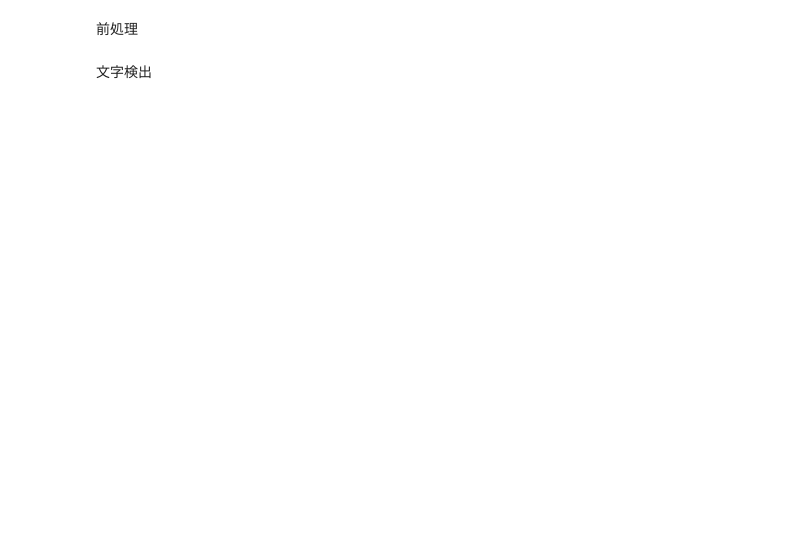
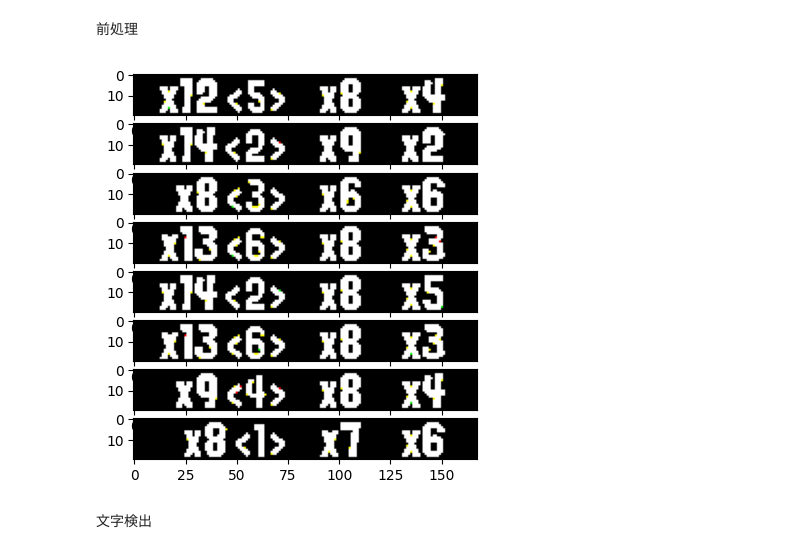
Before and after one commit to tsubasa-km/splatoon3_result, a Jupyter notebook: splatoon3.ipynb, the cells around one changed output. Drawn from its saved outputs; the diff is of its cells as text; code cells hidden in the pictures; blank space fills up the shorter version.

```diff
--- a/splatoon3.ipynb
+++ b/splatoon3.ipynb
@@ -101,28 +119,28 @@ plt.show()
 前処理
 # %%
 import numpy as np
-img = cv2.imread(SCREENSHOT_PATH,0)
+img = cv2.imread(SCREENSHOT_PATH)
 
 img = img[300:-350,-193:-25]
-img = cv2.cvtColor(img, cv2.COLOR_BGR2RGB)
-
 _,img = cv2.threshold(img, 80, 255, cv2.THRESH_BINARY)
 
 
 result = [
     img[83:103,:],
     img[181:201,:],
     img[278:298,:],
     img[376:396,:],
     img[530:550,:],
     img[627:647,:],
     img[725:745,:],
     img[822:842,:],
 ]
 
 for i,r in enumerate(result):
     plt.subplot(8,1,1+i)
     plt.imshow(r)
+# %% [output]
+[figure, added]
 # %% [markdown]
 文字検出
 # %%
```
Also changed, not shown: parts of 3 cells of this notebook.
